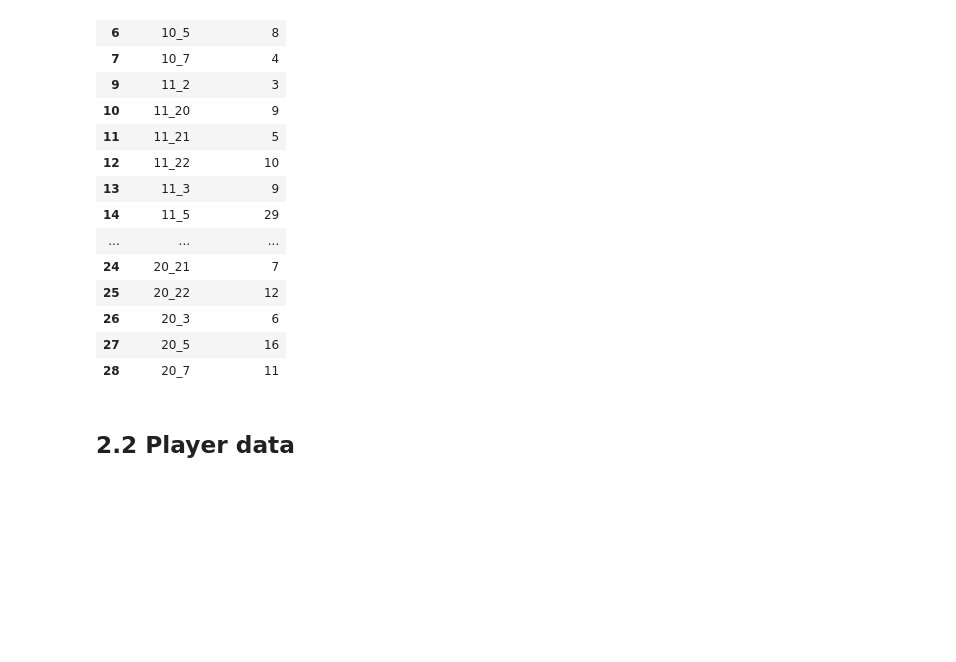
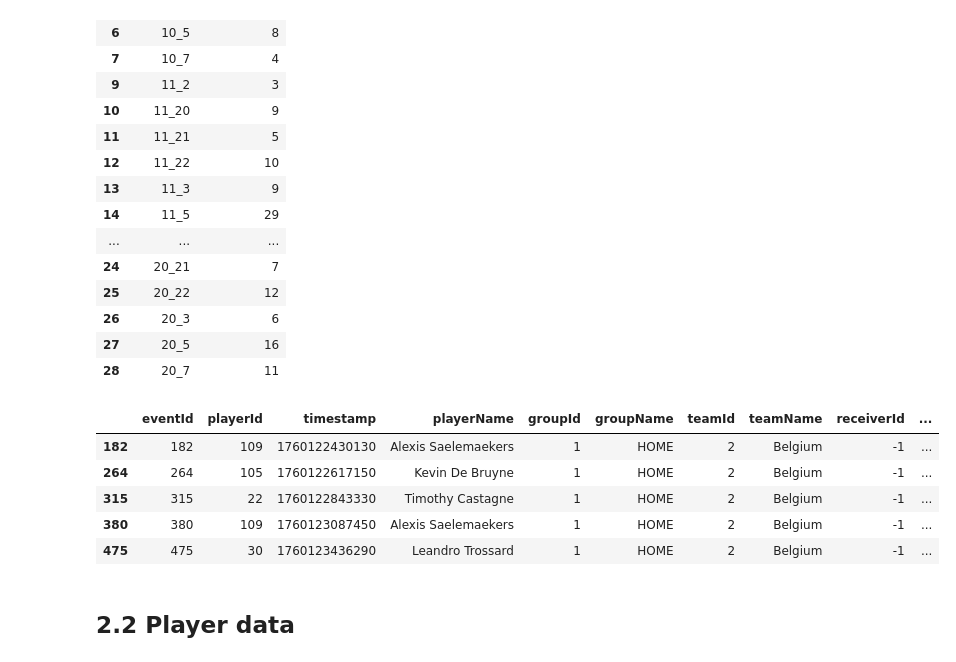
Before and after one commit to MarijnSt/belgium-north-macedonia-analysis, a Jupyter notebook: notebooks/data_exploration.ipynb, the cells around one changed output. Saved outputs shown, nothing was run; the diff lists cells and outputs as text; code cells hidden in the pictures; blank space fills up the shorter version.

```diff
--- a/notebooks/data_exploration.ipynb
+++ b/notebooks/data_exploration.ipynb
@@ -397,6 +397,19 @@ lines_df.head(20)
 | 26 | 20_3 | 6 |
 | 27 | 20_5 | 16 |
 | 28 | 20_7 | 11 |
+# %%
+team_shots = events_data[
+    (events_data['teamName'] == "Belgium") &
+    (events_data['baseTypeName'] == 'SHOT')
+]
+team_shots.head()
+# %% [output]
+|  | eventId | playerId | timestamp | playerName | groupId | groupName | teamId | teamName | receiverId | ... |
+| 182 | 182 | 109 | 1760122430130 | Alexis Saelemaekers | 1 | HOME | 2 | Belgium | -1 | ... |
+| 264 | 264 | 105 | 1760122617150 | Kevin De Bruyne | 1 | HOME | 2 | Belgium | -1 | ... |
+| 315 | 315 | 22 | 1760122843330 | Timothy Castagne | 1 | HOME | 2 | Belgium | -1 | ... |
+| 380 | 380 | 109 | 1760123087450 | Alexis Saelemaekers | 1 | HOME | 2 | Belgium | -1 | ... |
+| 475 | 475 | 30 | 1760123436290 | Leandro Trossard | 1 | HOME | 2 | Belgium | -1 | ... |
 # %% [markdown]
 ## 2.2 Player data
 # %%
```
Also changed, not shown: 3 other files.
